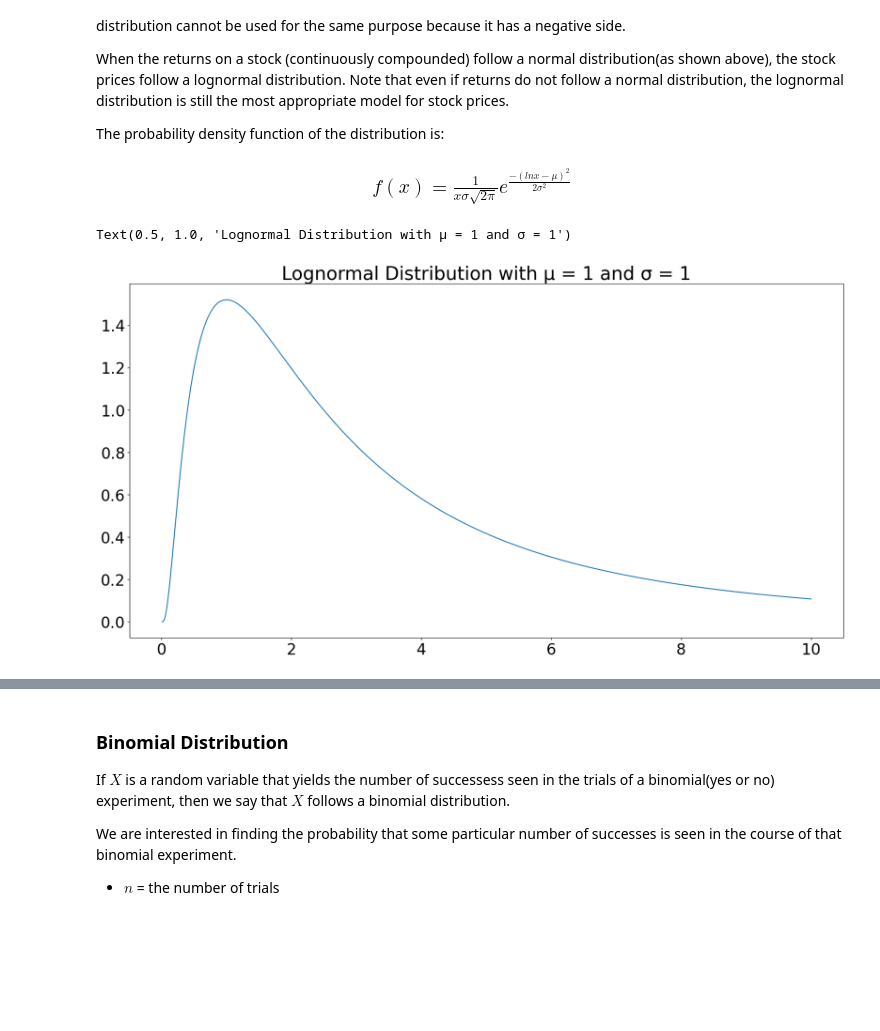
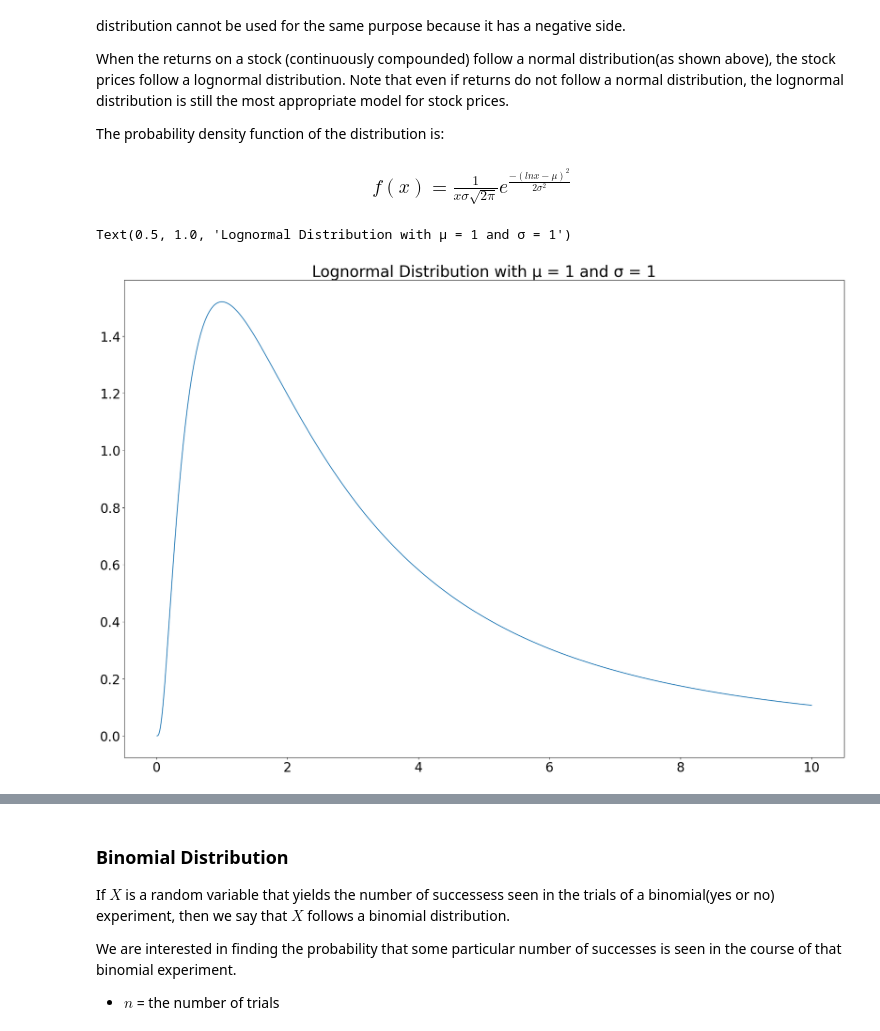
Before and after one commit to Tetteh96/ECON-611-Projects, a Jupyter notebook: Ch5/Project 7 - Ch5.ipynb, the cells around one changed output, grey strips where cells are left out. Saved outputs shown, nothing was run; the diff lists cells and outputs as text; code cells hidden in the pictures; blank space fills up the shorter version.

```diff
--- a/Ch5/Project 7 - Ch5.ipynb
+++ b/Ch5/Project 7 - Ch5.ipynb
@@ -67,30 +67,59 @@ fig, axs = plt.subplots(3, 1, figsize = (16, 24))
 x = np.linspace(-10, 10, 1000)
 
 # perform transformation
+# Setting mean and standard deviation variables to 0 and 1, respectively
 mean_, sd = 0, 1
-normal_dist_list = normal_dist(mean= 0, sd= 1, x = x)
+
+# Generating a list of values for the normal distribution with mean and standard deviation defined above
+normal_dist_list = normal_dist(mean=0, sd=1, x=x)
+
+# Plotting the normal distribution on the first subplot
 axs[0].plot(x, normal_dist_list)
+
+# Setting the title of the first subplot to include the mean and standard deviation values
 axs[0].set_title('Normal Distribution \n $\mu$ =' + str(mean_) +  ', $\sigma$ =' + str(sd))
 
+# Initializing empty strings and subplots for the second and third plots
 ax1_title = ''
 ax1_sub = 0
+ax2_title = '$\mu$ = 0'
+ax2_sub = 0
+
+# Looping through a range of mean values from -3 to 3 in steps of 2
 for mean_ in range(-3, 4, 2):
+    # Setting standard deviation to be the absolute value of the current mean value
     sd = abs(mean_)
-    normal_dist_list = normal_dist(mean = mean_, sd = sd, x = x)
+
+    # Generating a list of values for the normal distribution with the current mean and standard deviation values
+    normal_dist_list = normal_dist(mean=mean_, sd=sd, x=x)
+
+    # Plotting the normal distribution on the second subplot
     axs[1].plot(x, normal_dist_list)
+
+    # Updating the title of the second subplot to include the mean and standard deviation values
     ax1_title = ax1_title + '$\mu_' + str(ax1_sub) + '$ = ' + str(mean_) + ', '
     ax1_title = ax1_title + '$\sigma_' + str(ax1_sub) + '$ = ' + str(sd) + '\t '
     ax1_sub += 1
+
+# Setting the title of the second subplot to the updated title string
 axs[1].set_title(ax1_title)
 
-ax2_title = '$\mu$ = 0'
-ax2_sub = 0
+# Looping through a range of standard deviation values from 1 to 3
 for sd in range(1, 4):
+    # Setting mean value to 0
     mean_ = 0
-    normal_dist_list = normal_dist(mean = mean_, sd = sd)
+
+    # Generating a list of values for the normal distribution with the current mean and standard deviation values
+    normal_dist_list = normal_dist(mean=mean_, sd=sd, x=x)
+
+    # Plotting the normal distribution on the third subplot
     axs[2].plot(x, normal_dist_list)
+
+    # Updating the title of the third subplot to include the standard deviation value
     ax2_title = ax2_title + '\t $\sigma_' + str(ax2_sub) + '$ = ' + str(sd) + ' '
     ax2_sub =+ 1
+
+# Setting the title of the third subplot to the updated title string
 axs[2].set_title(ax2_title)
 # %% [output]
 Text(0.5, 1.0, '$\\mu$ = 0\t $\\sigma_0$ = 1 \t $\\sigma_1$ = 2 \t $\\sigma_1$ = 3 ')
@@ -129,9 +167,9 @@ mean, sd = 1,1
 log_norm = create_lognormal(mean = mean, sd = sd, x = x)
 # %%
-fig, ax = plt.subplots(figsize = (20, 10))
+fig, ax = plt.subplots(figsize = (24, 16))
 ax.plot(x, log_norm)
 ax.set_title('Lognormal Distribution with μ = ' + str(mean) + ' and σ = ' + str(sd))
 # %% [output]
 Text(0.5, 1.0, 'Lognormal Distribution with μ = 1 and σ = 1')
-[figure, old version]
+[figure, new version]
 # %%
```
Also changed, not shown: parts of 10 cells of this notebook.
